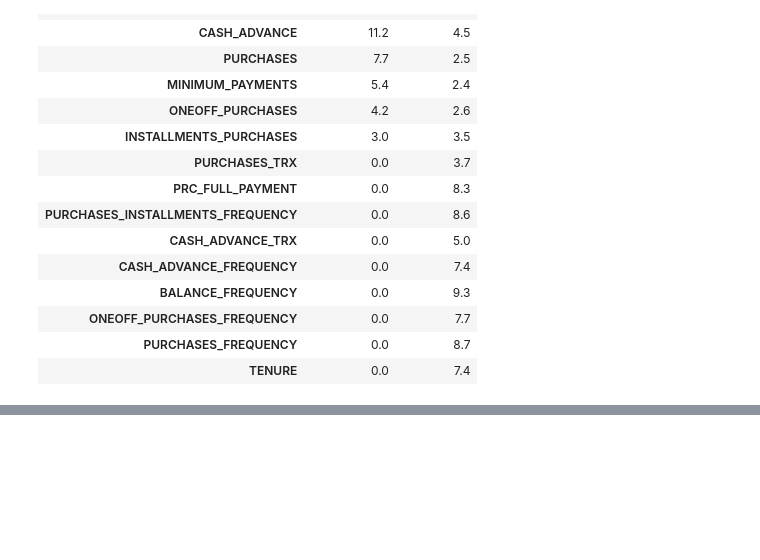
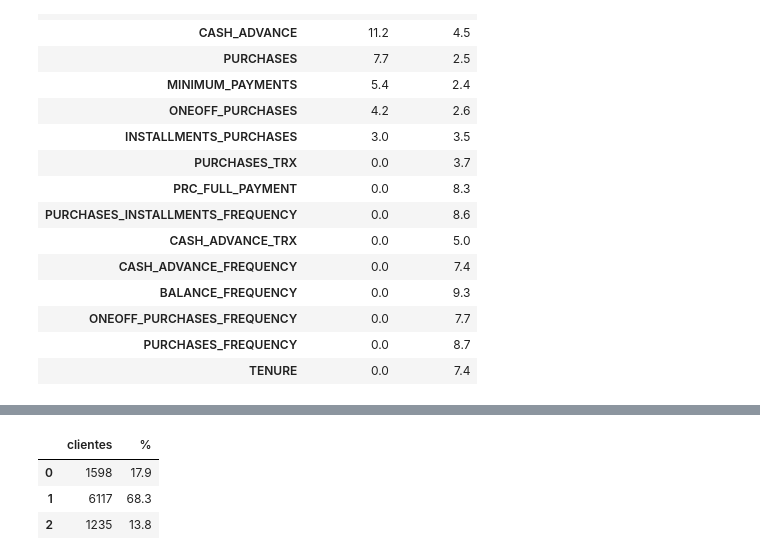
Before and after one commit to IA-P1-BCN/juanCarlos-investigacion-clustering, a Jupyter notebook: workshop-tarjetas.ipynb, the cells around one changed output, grey strips where cells are left out. Cells and saved outputs as stored; diff of their text form; code cells hidden in the pictures; blank space fills up the shorter version.

```diff
--- a/workshop-tarjetas.ipynb
+++ b/workshop-tarjetas.ipynb
@@ -234,0 +256,11 @@ plt.show()
+# %%
+kmeans = KMeans(n_clusters=best_k, n_init=10, random_state=RANDOM_STATE).fit(X)
+clusters_km = kmeans.labels_
+
+tam = pd.Series(clusters_km).value_counts().sort_index()
+pd.DataFrame({"clientes": tam, "%": (tam / len(X) * 100).round(1)})
+# %% [output]
+|  | clientes | % |
+| 0 | 1598 | 17.9 |
+| 1 | 6117 | 68.3 |
+| 2 | 1235 | 13.8 |
```
Also changed, not shown: parts of 21 cells of this notebook, 2 other files.
